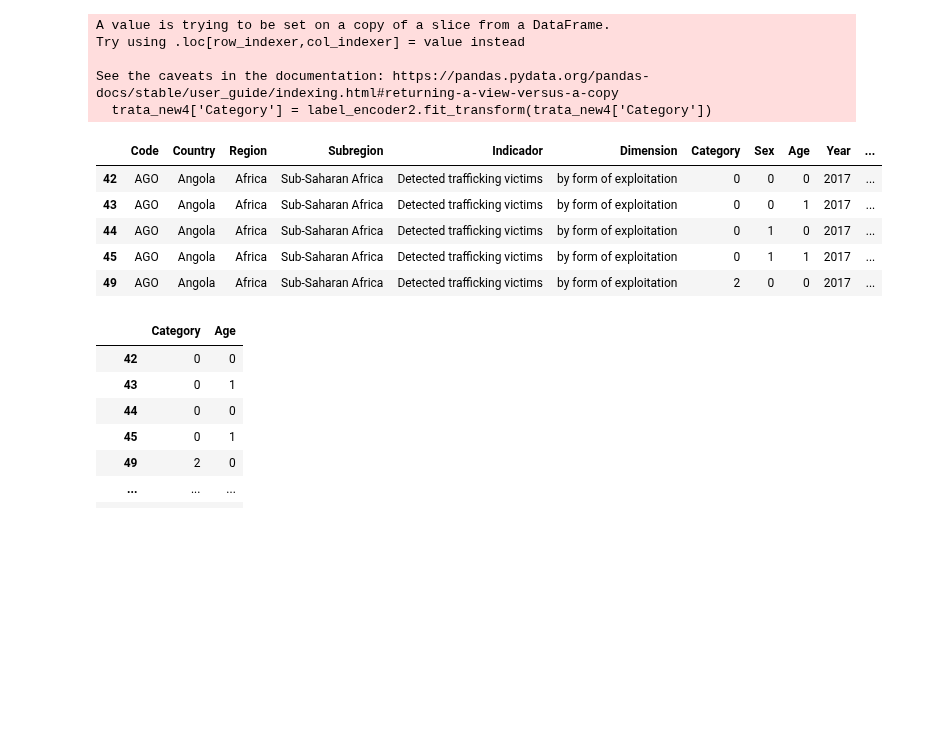
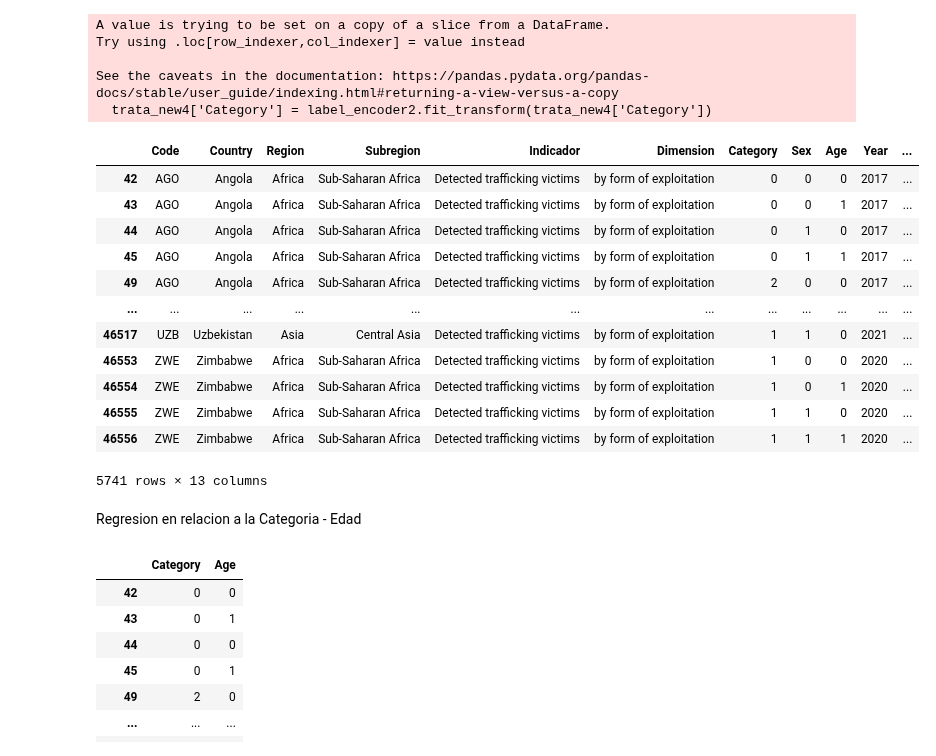
Before and after one commit to Marce-Valverde/PP1-Grupo6, a Jupyter notebook: Proyecto.ipynb, the cells around one changed output. Saved outputs shown, nothing was run; the diff lists cells and outputs as text; code cells hidden in the pictures; blank space fills up the shorter version.

Commit message:
Regresiones modificacion

```diff
--- a/Proyecto.ipynb
+++ b/Proyecto.ipynb
@@ -568,14 +610,23 @@ Try using .loc[row_indexer,col_indexer] = value instead
 See the caveats in the documentation: https://pandas.pydata.org/pandas-docs/stable/user_guide/indexing.html#returning-a-view-versus-a-copy
   trata_new4['Category'] = label_encoder2.fit_transform(trata_new4['Category'])
 # %%
-trata_new4.head()
+trata_new4
 # %% [output]
 |  | Code | Country | Region | Subregion | Indicador | Dimension | Category | Sex | Age | Year | ... |
 | 42 | AGO | Angola | Africa | Sub-Saharan Africa | Detected trafficking victims | by form of exploitation | 0 | 0 | 0 | 2017 | ... |
 | 43 | AGO | Angola | Africa | Sub-Saharan Africa | Detected trafficking victims | by form of exploitation | 0 | 0 | 1 | 2017 | ... |
 | 44 | AGO | Angola | Africa | Sub-Saharan Africa | Detected trafficking victims | by form of exploitation | 0 | 1 | 0 | 2017 | ... |
 | 45 | AGO | Angola | Africa | Sub-Saharan Africa | Detected trafficking victims | by form of exploitation | 0 | 1 | 1 | 2017 | ... |
 | 49 | AGO | Angola | Africa | Sub-Saharan Africa | Detected trafficking victims | by form of exploitation | 2 | 0 | 0 | 2017 | ... |
+| ... | ... | ... | ... | ... | ... | ... | ... | ... | ... | ... | ... |
+| 46517 | UZB | Uzbekistan | Asia | Central Asia | Detected trafficking victims | by form of exploitation | 1 | 1 | 0 | 2021 | ... |
+| 46553 | ZWE | Zimbabwe | Africa | Sub-Saharan Africa | Detected trafficking victims | by form of exploitation | 1 | 0 | 0 | 2020 | ... |
+| 46554 | ZWE | Zimbabwe | Africa | Sub-Saharan Africa | Detected trafficking victims | by form of exploitation | 1 | 0 | 1 | 2020 | ... |
+| 46555 | ZWE | Zimbabwe | Africa | Sub-Saharan Africa | Detected trafficking victims | by form of exploitation | 1 | 1 | 0 | 2020 | ... |
+| 46556 | ZWE | Zimbabwe | Africa | Sub-Saharan Africa | Detected trafficking victims | by form of exploitation | 1 | 1 | 1 | 2020 | ... |
+5741 rows × 13 columns
+# %% [markdown]
+Regresion en relacion a la Categoria - Edad
 # %%
 category_edad= trata_new4[['Category', 'Age']]
 category_edad
```
Also changed, not shown: parts of 90 cells of this notebook.
